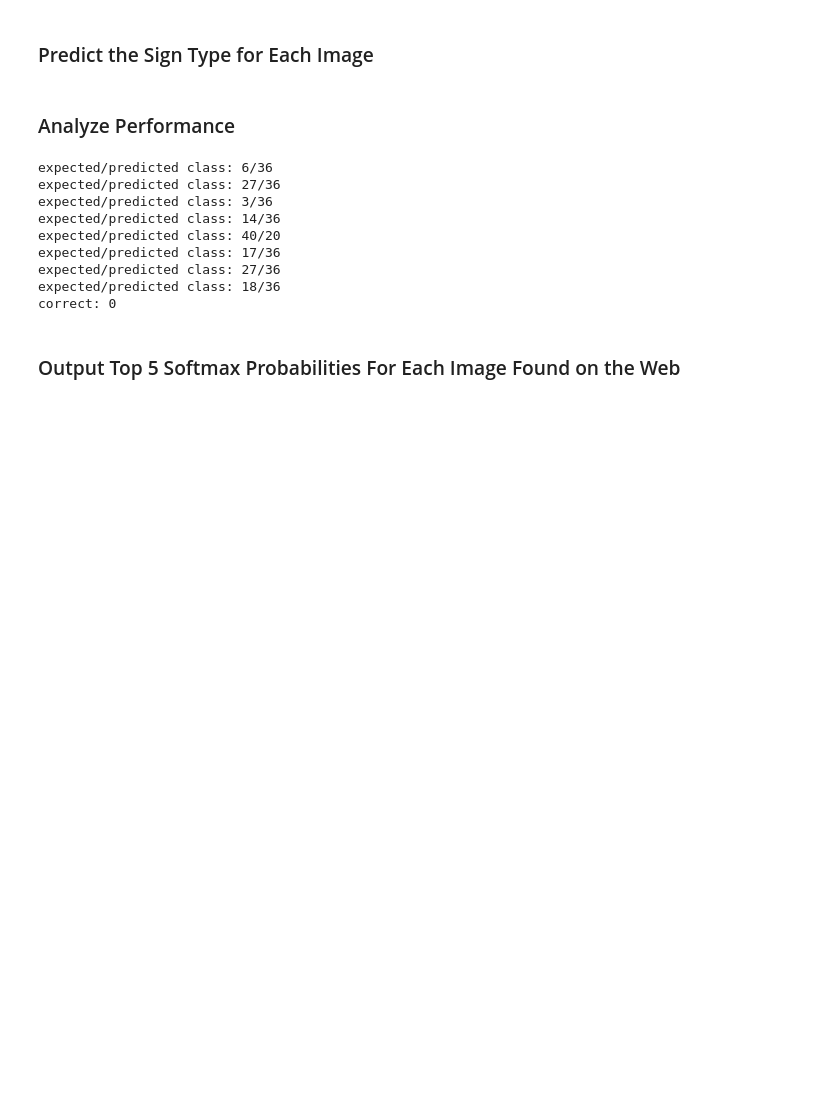
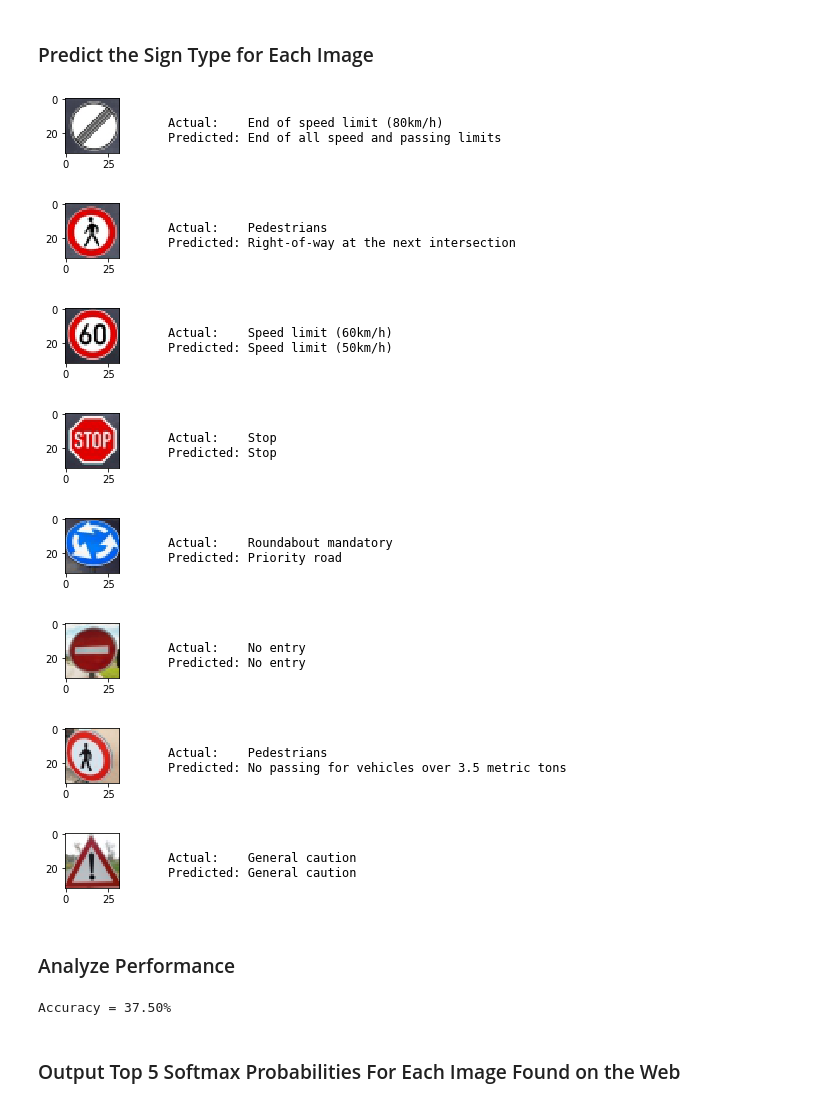
Before and after one commit to ryanchyshyn/traffic-sign, a Jupyter notebook: Traffic_Sign_Classifier.ipynb, the cells around one changed output. Drawn from its saved outputs; the diff is of its cells as text; code cells hidden in the pictures; blank space fills up the shorter version.

```diff
--- a/Traffic_Sign_Classifier.ipynb
+++ b/Traffic_Sign_Classifier.ipynb
@@ -373,41 +388,47 @@ in_images2 = np.reshape(in_images_gray, (-1, 32, 32, 1))
 # %%
 ### Run the predictions here and use the model to output the prediction for each image.
 ### Make sure to pre-process the images with the same pre-processing pipeline used earlier.
 ### Feel free to use as many code cells as needed.
 
+signnames_file = "signnames.csv"
+with open(signnames_file) as f:
+    f.readline() # Strip the header
+    tuples = [line.strip().split(',') for line in f]
+    sign_names = {int(t[0]): t[1] for t in tuples}
+
 y_truth = [6, 27, 3, 14, 40, 17, 27, 18]
-
-x = tf.placeholder(tf.float32, (None, 32, 32, 1))
-logits = LeNet(x)
 
 with tf.Session() as sess2:
     new_saver = tf.train.import_meta_graph('./lenet.meta')
     new_saver.restore(sess2, tf.train.latest_checkpoint('.'))
+    predictions = sess2.run(tf.argmax(logits, 1), feed_dict={x: in_images2})
 
-    sess2.run(tf.global_variables_initializer())
-    predictions = sess2.run(logits, feed_dict={x: in_images2})
+for (i,v) in enumerate(predictions):
+    annotation = "Actual:    %s\nPredicted: %s" % (
+        sign_names[y_truth[i]], sign_names[v])
+    fig = plt.figure(figsize=(1,1))
+    plt.imshow(in_images[i])
+    plt.annotate(annotation,xy=(0,0), xytext=(60,25), fontsize=12, family='monospace')
+    plt.show()
+# %% [output]
+[figure, added]
+[figure, added]
+[figure, added]
+[figure, added]
+[figure, added]
+[figure, added]
+[figure, added]
+[figure, added]
 # %% [markdown]
 ### Analyze Performance
 # %%
 ### Calculate the accuracy for these 5 new images.
 ### For example, if the model predicted 1 out of 5 signs correctly, it's 20% accurate on these new images.
 
-errors = 0
-for prediction,i in zip(predictions, range(len(predictions))):
-    print("expected/predicted class: {}/{}".format(y_truth[i], np.argmax(prediction)))
-    if np.argmax(prediction) != y_truth[i]:
-        errors += 1
-print("correct:", len(predictions) - errors)
+accuracy = sum(y_truth == predictions)/len(y_truth)
+print("Accuracy = %4.2f%%" % (100*accuracy))
 # %% [output]
-expected/predicted class: 6/36
-expected/predicted class: 27/36
-expected/predicted class: 3/36
-expected/predicted class: 14/36
-expected/predicted class: 40/20
-expected/predicted class: 17/36
-expected/predicted class: 27/36
-expected/predicted class: 18/36
-correct: 0
+Accuracy = 37.50%
 # %% [markdown]
 ### Output Top 5 Softmax Probabilities For Each Image Found on the Web
 # %% [markdown]
```
Also changed, not shown: parts of 5 cells of this notebook, 8 other files.
